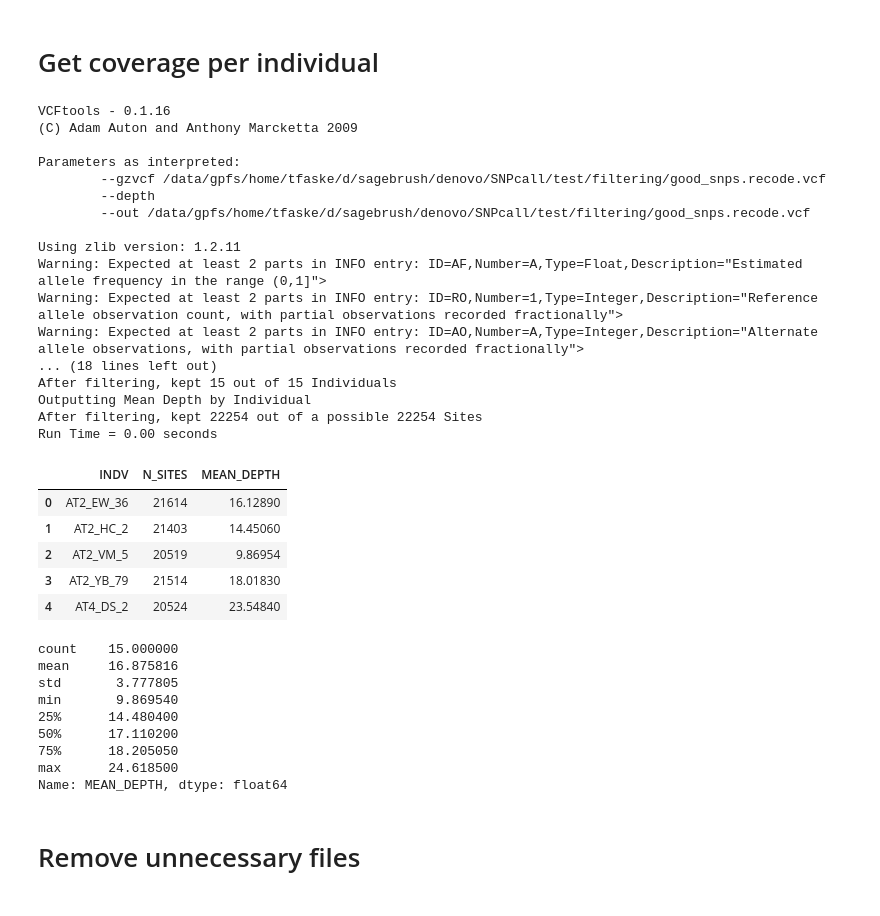
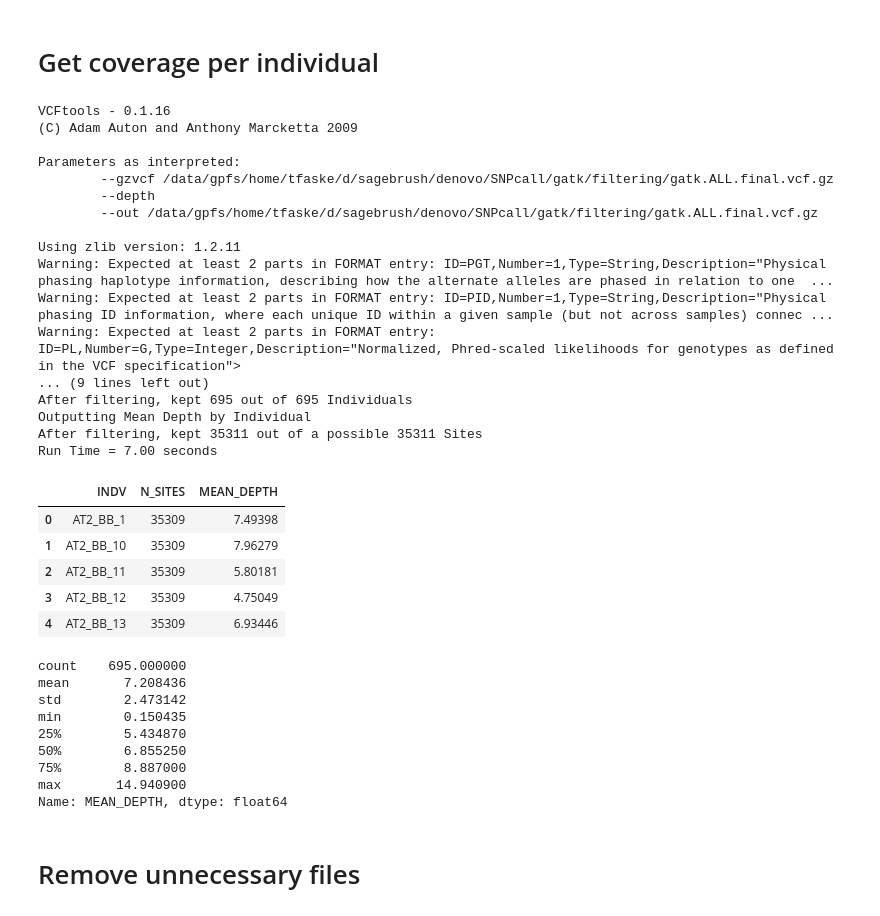
Before and after one commit to trevorfaske/ARTR_mixedploidy, a Jupyter notebook: denovo/5snp_filtering_sagebrush_gatk.ipynb, the cells around one changed output. Cells and saved outputs as stored; diff of their text form; code cells hidden in the pictures.

```diff
--- a/denovo/5snp_filtering_sagebrush_gatk.ipynb
+++ b/denovo/5snp_filtering_sagebrush_gatk.ipynb
@@ -608,7 +397,7 @@ Run Time = 0.00 seconds
 # %% [markdown]
 # Get coverage per individual
 # %%
-f = os.path.join(analysis_dir, "good_snps.recode.vcf")
+f = os.path.join(analysis_dir, "gatk.ALL.final.vcf.gz")
 !$vcftools --gzvcf {f} \
 --out {f} \
 --depth
@@ -617,41 +406,41 @@ VCFtools - 0.1.16
 (C) Adam Auton and Anthony Marcketta 2009
 
 Parameters as interpreted:
-        --gzvcf /data/gpfs/home/tfaske/d/sagebrush/denovo/SNPcall/test/filtering/good_snps.recode.vcf
+        --gzvcf /data/gpfs/home/tfaske/d/sagebrush/denovo/SNPcall/gatk/filtering/gatk.ALL.final.vcf.gz
         --depth
-        --out /data/gpfs/home/tfaske/d/sagebrush/denovo/SNPcall/test/filtering/good_snps.recode.vcf
+        --out /data/gpfs/home/tfaske/d/sagebrush/denovo/SNPcall/gatk/filtering/gatk.ALL.final.vcf.gz
 
 Using zlib version: 1.2.11
-Warning: Expected at least 2 parts in INFO entry: ID=AF,Number=A,Type=Float,Description="Estimated allele frequency in the range (0,1]">
-Warning: Expected at least 2 parts in INFO entry: ID=RO,Number=1,Type=Integer,Description="Reference allele observation count, with partial observations recorded fractionally">
-Warning: Expected at least 2 parts in INFO entry: ID=AO,Number=A,Type=Integer,Description="Alternate allele observations, with partial observations recorded fractionally">
-... (18 lines left out)
-After filtering, kept 15 out of 15 Individuals
+Warning: Expected at least 2 parts in FORMAT entry: ID=PGT,Number=1,Type=String,Description="Physical phasing haplotype information, describing how the alternate alleles are phased in relation to one  ...
+Warning: Expected at least 2 parts in FORMAT entry: ID=PID,Number=1,Type=String,Description="Physical phasing ID information, where each unique ID within a given sample (but not across samples) connec ...
+Warning: Expected at least 2 parts in FORMAT entry: ID=PL,Number=G,Type=Integer,Description="Normalized, Phred-scaled likelihoods for genotypes as defined in the VCF specification">
+... (9 lines left out)
+After filtering, kept 695 out of 695 Individuals
 Outputting Mean Depth by Individual
-After filtering, kept 22254 out of a possible 22254 Sites
-Run Time = 0.00 seconds
+After filtering, kept 35311 out of a possible 35311 Sites
+Run Time = 7.00 seconds
 # %%
-depth_file = os.path.join(analysis_dir, "good_snps.recode.vcf.idepth")
+depth_file = os.path.join(analysis_dir, "gatk.ALL.final.vcf.gz.idepth")
 depth_df = pd.read_csv(depth_file, sep="\t")
 depth_df.head()
 # %% [output]
 |  | INDV | N_SITES | MEAN_DEPTH |
-| 0 | AT2_EW_36 | 21614 | 16.12890 |
-| 1 | AT2_HC_2 | 21403 | 14.45060 |
-| 2 | AT2_VM_5 | 20519 | 9.86954 |
-| 3 | AT2_YB_79 | 21514 | 18.01830 |
-| 4 | AT4_DS_2 | 20524 | 23.54840 |
+| 0 | AT2_BB_1 | 35309 | 7.49398 |
+| 1 | AT2_BB_10 | 35309 | 7.96279 |
+| 2 | AT2_BB_11 | 35309 | 5.80181 |
+| 3 | AT2_BB_12 | 35309 | 4.75049 |
+| 4 | AT2_BB_13 | 35309 | 6.93446 |
 # %%
 depth_df.MEAN_DEPTH.describe()
 # %% [output]
-count    15.000000
-mean     16.875816
-std       3.777805
-min       9.869540
-25%      14.480400
-50%      17.110200
-75%      18.205050
-max      24.618500
+count    695.000000
+mean       7.208436
+std        2.473142
+min        0.150435
+25%        5.434870
+50%        6.855250
+75%        8.887000
+max       14.940900
 Name: MEAN_DEPTH, dtype: float64
 # %% [markdown]
 # Remove unnecessary files
```
Also changed, not shown: parts of 65 cells of this notebook.
